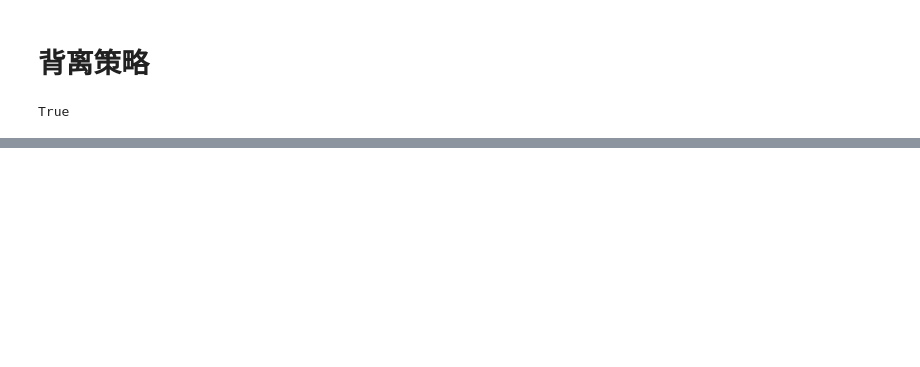
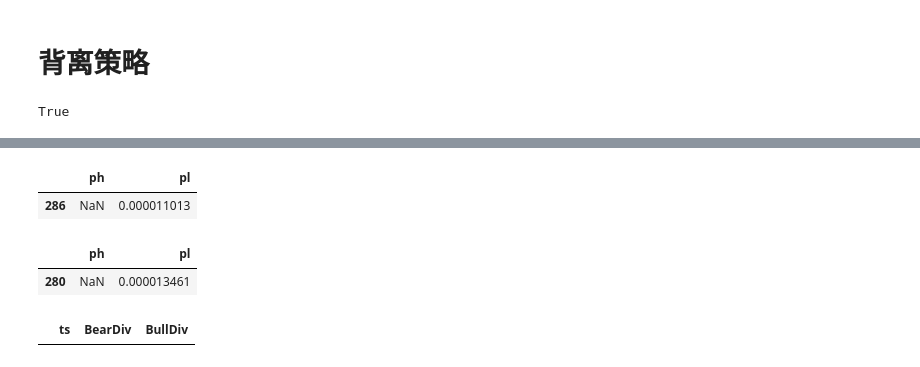
Before and after one commit to mkdir700/ctc-filter, a Jupyter notebook: notebook/divergence.ipynb, the cells around one changed output, grey strips where cells are left out. Cells and saved outputs as stored; diff of their text form; code cells hidden in the pictures; blank space fills up the shorter version.

```diff
--- a/notebook/divergence.ipynb
+++ b/notebook/divergence.ipynb
@@ -179,0 +219,35 @@ TypeError: unsupported operand type(s) for *: 'NoneType' and 'int'
+# %%
+rsiLen = 14
+smoothLen = 2
+
+# -----------------
+
+inputMfiLen = 30
+smoothHist = 2
+fastMfiLen = round(inputMfiLen / 1.33)
+slowMfiLen = round(inputMfiLen * 1.33)
+
+# ---------------
+
+MFI_LEN     = 7
+STOCH_K     = 2
+STOCH_D     = 5
+SMOOTH_LEN  = 1.75
+STOCH_WEIGHT = 0.4
+OVERBOUGHT   = 60.0
+EXTEND_MULT  = 1
+mfiWeight    = 0.4
+
+
+rsiLen = 14
+
+UP_BORDER = 50
+DN_BORDER = -50
+lastSigBar = 0
+
+MAX_ARR_PIV_SIZE = 5
+MAX_ARR_LINE_SIZE = 250
+PIV_LEN_LEFT = 7
+PIV_LEN_RIGHT = 1
+MIN_PEAK_DIST = 7
+MAX_PEAK_DIST = 80
@@ -179,0 +467,13 @@ TypeError: unsupported operand type(s) for *: 'NoneType' and 'int'
+# %%
+df = divergence_calcs(df)
+df[df["ts"] == "2024-06-08 03:00:00"][["ph", "pl"]]
+df[df["ts"] == "2024-06-07 21:00:00"][["ph", "pl"]]
+# %% [output]
+|  | ph | pl |
+| 286 | NaN | 0.000011013 |
+|  | ph | pl |
+| 280 | NaN | 0.000013461 |
+# %%
+df[df["BearDiv"] | df["BullDiv"]][["ts", "BearDiv", "BullDiv"]]
+# %% [output]
+|  | ts | BearDiv | BullDiv |
```
Also changed, not shown: parts of 4 cells of this notebook, 2 other files.
